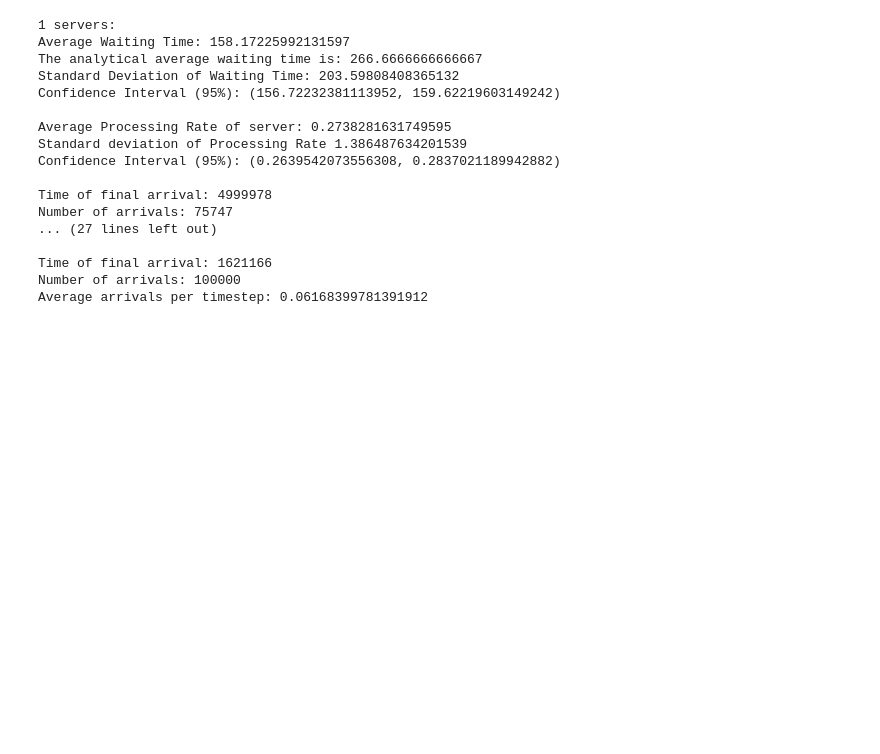
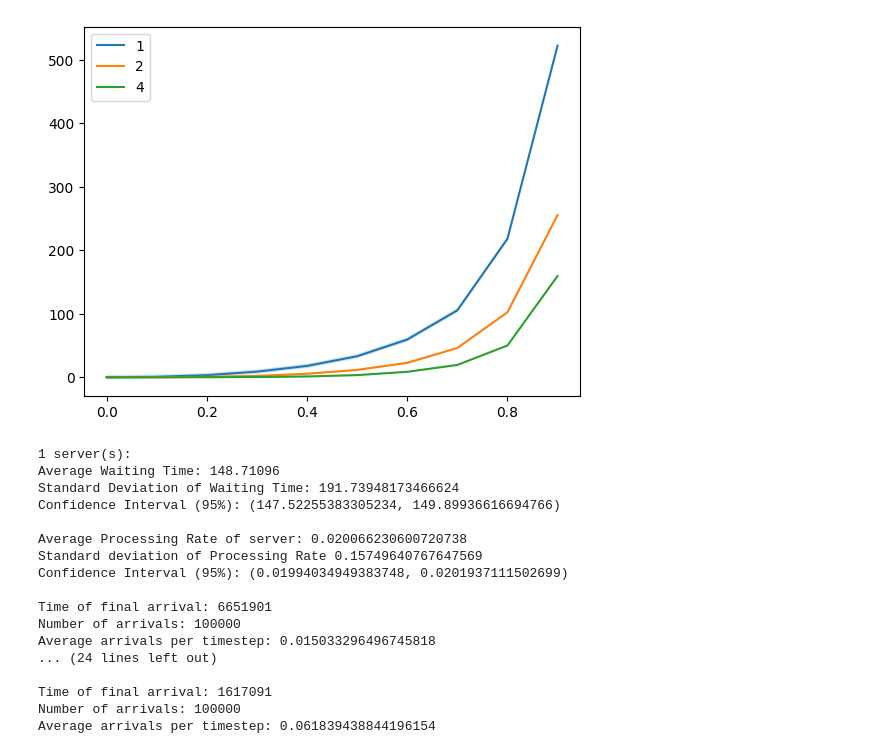
Before and after one commit to pabloralves/Stoc_Assignment_2, a Jupyter notebook: main.ipynb, the cells around one changed output. Drawn from its saved outputs; the diff is of its cells as text; code cells hidden in the pictures; blank space fills up the shorter version.

Commit message:
Even  more statistics

```diff
--- a/main.ipynb
+++ b/main.ipynb
@@ -171,23 +171,60 @@ Average arrivals per timestep: 0.06173959965573999
+# %%
+# Parameters
+mu = 0.02
+lambda_ = 0.015
+N = 100000
+tmax = 10_000_000
+num_servers_list = [1, 2, 4]
+scheduler = 'fifo'
+print_statistics = False
+
+rhos = np.arange(0., 1., 0.1)
+
+# Loop over number of servers
+for num_servers in num_servers_list:
+    mus = lambda_ / rhos
+    waitingtimes = []
+    confidences = []
+
+    # Loop over different values for rho by varying mu
+    for mu in mus:
+        mean_waitingtime, confidence_waitingtime = run_simulation(num_servers, mu, lambda_, N, tmax, scheduler, print_statistics)
+        waitingtimes.append(mean_waitingtime)
+        confidences.append(confidence_waitingtime)
+
+    plt.plot(rhos, waitingtimes, label=num_servers)
+    plt.fill_between(rhos, waitingtimes - confidence_waitingtime, waitingtimes + confidence_waitingtime, alpha=0.2)
+
+plt.legend()
+plt.show()
+# %% [output]
+[figure, added]
 # %%
 scheduler = 'sjf'
+mu = 0.02
+lambda_ = 0.015
+N = 100000
+tmax = 10_000_000
+num_servers_list = [1, 2, 4]
+print_statistics = True
 
 for num_servers in num_servers_list:
-    run_simulation(num_servers, mu, lambda_, N, tmax, scheduler)
+    run_simulation(num_servers, mu, lambda_, N, tmax, scheduler, print_statistics)
 # %% [output]
-1 servers:
-Average Waiting Time: 158.17225992131597
-The analytical average waiting time is: 266.6666666666667
-Standard Deviation of Waiting Time: 203.59808408365132
-Confidence Interval (95%): (156.72232381113952, 159.62219603149242)
+1 server(s):
+Average Waiting Time: 148.71096
+Standard Deviation of Waiting Time: 191.73948173466624
+Confidence Interval (95%): (147.52255383305234, 149.89936616694766)
 
-Average Processing Rate of server: 0.2738281631749595
-Standard deviation of Processing Rate 1.386487634201539
-Confidence Interval (95%): (0.2639542073556308, 0.2837021189942882)
+Average Processing Rate of server: 0.020066230600720738
+Standard deviation of Processing Rate 0.15749640767647569
+Confidence Interval (95%): (0.01994034949383748, 0.0201937111502699)
 
-Time of final arrival: 4999978
-Number of arrivals: 75747
-... (27 lines left out)
+Time of final arrival: 6651901
+Number of arrivals: 100000
+Average arrivals per timestep: 0.015033296496745818
+... (24 lines left out)
 
-Time of final arrival: 1621166
+Time of final arrival: 1617091
 Number of arrivals: 100000
-Average arrivals per timestep: 0.06168399781391912
+Average arrivals per timestep: 0.061839438844196154
```
Also changed, not shown: parts of 2 cells of this notebook.
